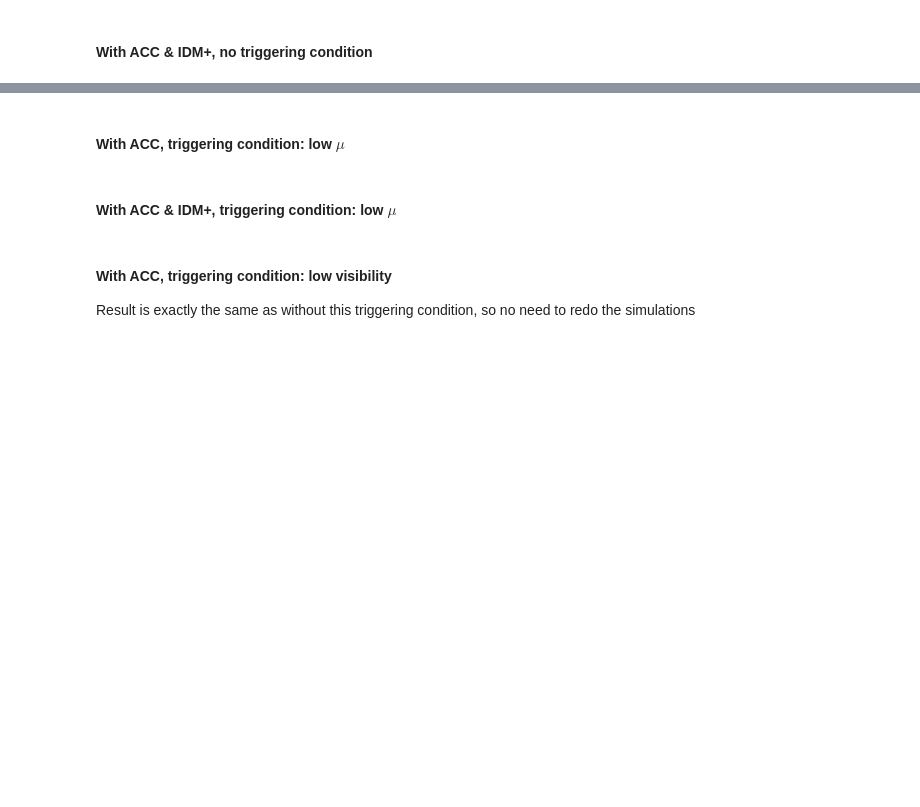
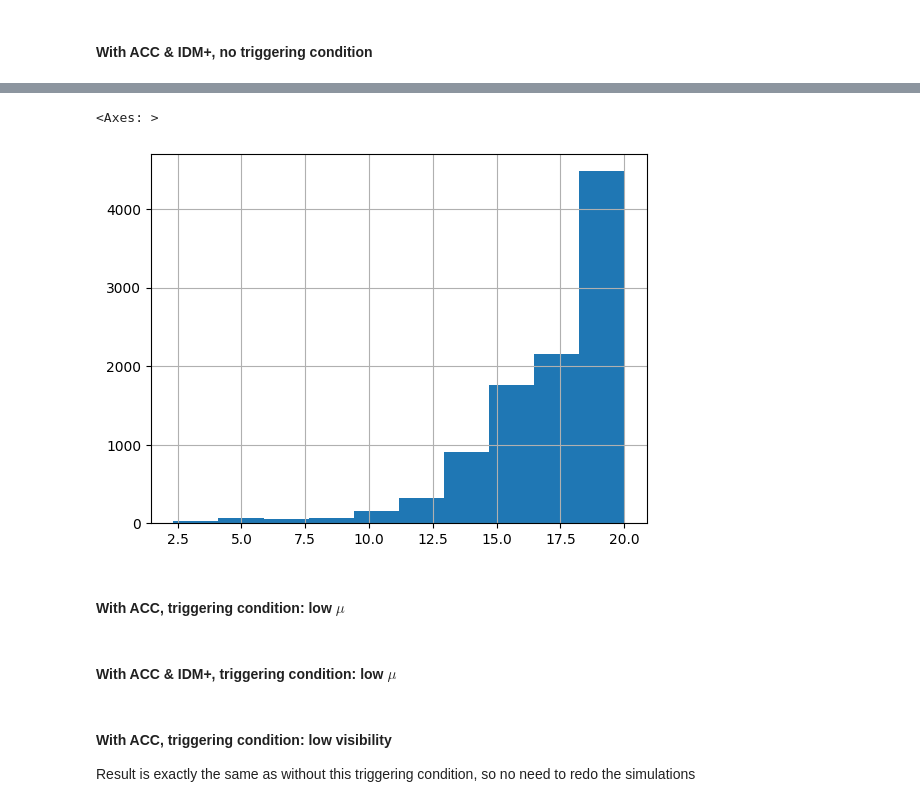
Before and after one commit to juittenbogaard/ScenarioRiskQuantification, a Jupyter notebook: approaching_slower_vehicle.ipynb, the cells around one changed output, grey strips where cells are left out. Cells and saved outputs as stored; diff of their text form; code cells hidden in the pictures; blank space fills up the shorter version.

```diff
--- a/approaching_slower_vehicle.ipynb
+++ b/approaching_slower_vehicle.ipynb
@@ -124,10 +118,10 @@ df_mc, df_is = case_study(CaseStudy(**pars_accaeb), overwrite=OVERWRITE)
 # %% [markdown]
 #### With ACC & IDM+, no triggering condition
 # %%
-pars_accidm = dict(name="approaching_slower_accidm",
+pars_idmplus = dict(name="approaching_slower_idmplus",
                    parameters=["vego", "ratio_vtar_vego", "reactiontime"],
-                   simulator=simulator_accidm,
-                   func_sample=func_sample_accidmplus,
-                   func_density=func_density_accidm)
-pars_accidm.update(default_parameters)
-df_mc, df_is = case_study(CaseStudy(**pars_accidm), overwrite=OVERWRITE)
+                   simulator=simulator_idmplus,
+                   func_sample=func_sample_idmplus,
+                   func_density=func_density_idmplus)
+pars_idmplus.update(default_parameters)
+df_mc_idmplus, df_is_idmplus = case_study(CaseStudy(**pars_idmplus), overwrite=OVERWRITE)
@@ -134,3 +145,8 @@ df_mc, df_is = case_study(CaseStudy(**pars_accidm), overwrite=OVERWRITE)
+# %%
+df_mc_idmplus.result.clip(upper =20).hist()
+# %% [output]
+<Axes: >
+[figure, added]
 # %% [markdown]
 #### With ACC, triggering condition: low $\mu$
 # %%
```
Also changed, not shown: parts of 12 cells of this notebook, 1 other file.
